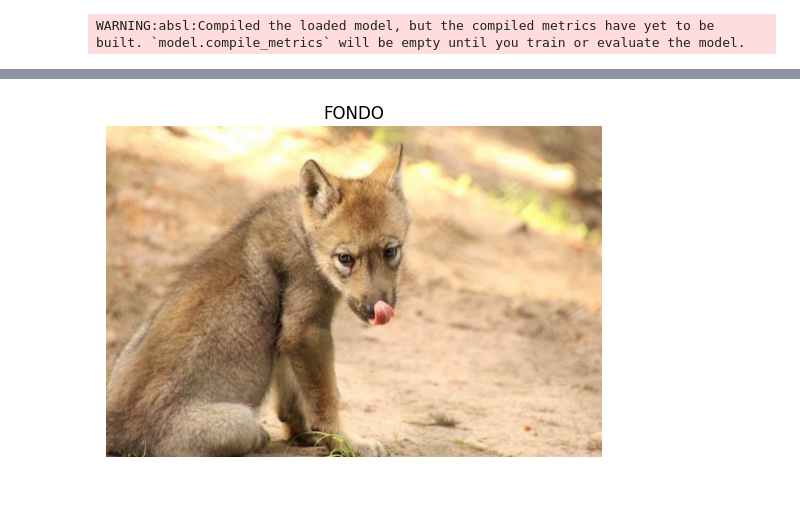
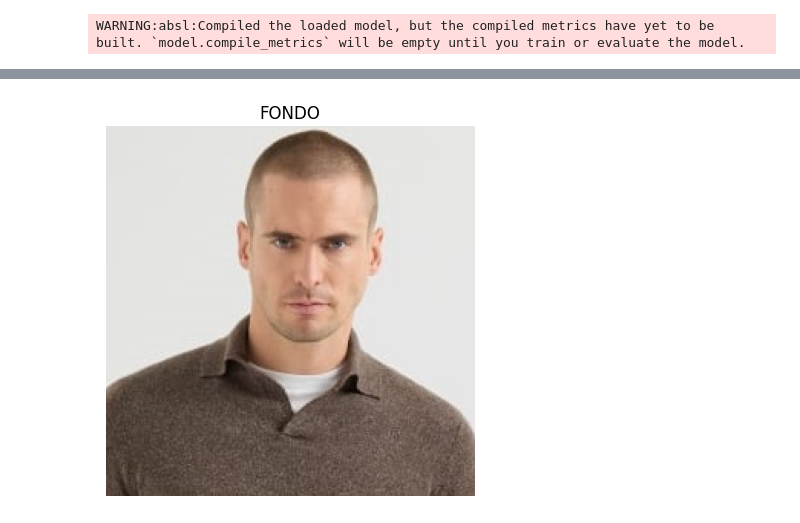
Before and after one commit to dfreyes/M3V2, a Jupyter notebook: 1ACT/M3ACT8/Clasificacion_imagenes_perros_gatos_VGG-16_transfer_learning.ipynb, the cells around one changed output, grey strips where cells are left out. Drawn from its saved outputs; the diff is of its cells as text; code cells hidden in the pictures; blank space fills up the shorter version.

```diff
--- a/1ACT/M3ACT8/Clasificacion_imagenes_perros_gatos_VGG-16_transfer_learning.ipynb
+++ b/1ACT/M3ACT8/Clasificacion_imagenes_perros_gatos_VGG-16_transfer_learning.ipynb
@@ -551,7 +551,7 @@ model = load_model('modelo_clasificacion_DIEGO_FONDO.h5')
 WARNING:absl:Compiled the loaded model, but the compiled metrics have yet to be built. `model.compile_metrics` will be empty until you train or evaluate the model.
 # %%
 # Leemos una imagen nunca vista por el modelo utilizando OpenCV
-img = cv2.imread('eeee.jpg')
+img = cv2.imread('ssss.jpg')
 
 # Redimensionamos la imagen a 224x224 píxeles para que coincida con la dimensión de entrada del modelo VGG-16
 img = cv2.resize(img, (224, 224))
@@ -571,20 +571,20 @@ print(pred)
 # %%
 # Leemos una imagen nunca vista por el modelo utilizando OpenCV
-img = cv2.imread('eeee.jpg')
+img = cv2.imread('ssss.jpg')
 # Convertimos la imagen de BGR (formato por defecto de OpenCV) a RGB (formato utilizado por Matplotlib)
 plt.imshow(cv2.cvtColor(img, cv2.COLOR_BGR2RGB))
 
 # Comprobamos cuál de las dos probabilidades es mayor en la predicción
 if pred[0][0] > pred[0][1]:
     # Si la probabilidad de que sea un gato es mayor, imprimimos 'FONDO'
     plt.title('FONDO')
 else:
     # Si la probabilidad de que sea un perro es mayor, imprimimos 'DIEGO'
     plt.title('DIEGO')
 
 # Ocultamos los ejes de la imagen
 plt.axis('off')  # Ocultamos los ejes
 # Mostramos la imagen con la predicción
 plt.show()
 # %% [output]
-[figure, old version]
+[figure, new version]
```
Also changed, not shown: parts of 1 cell of this notebook, 40 other files.
